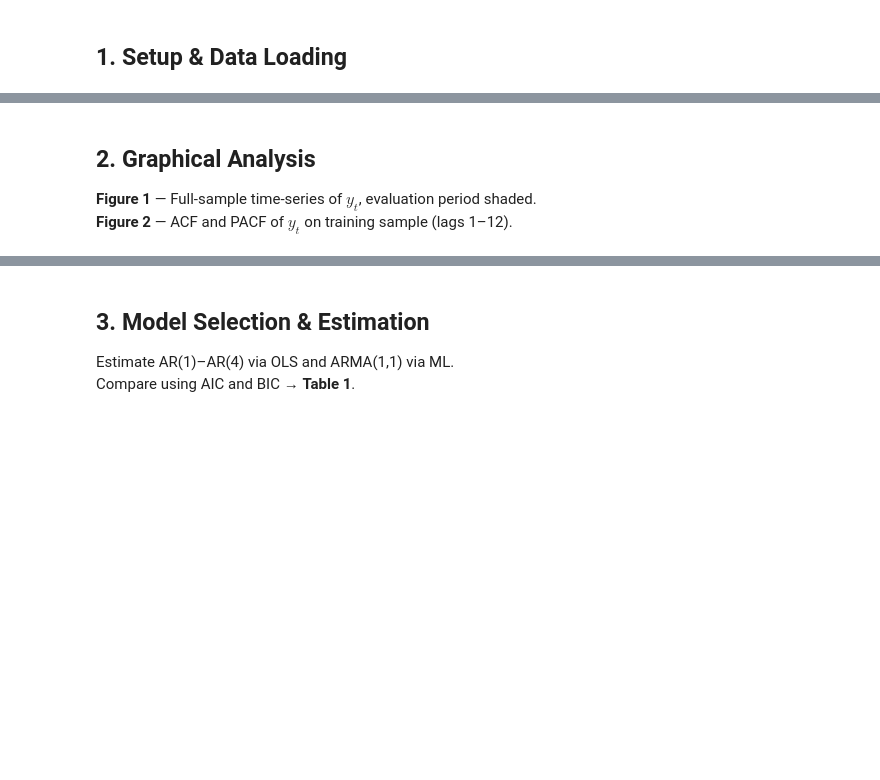
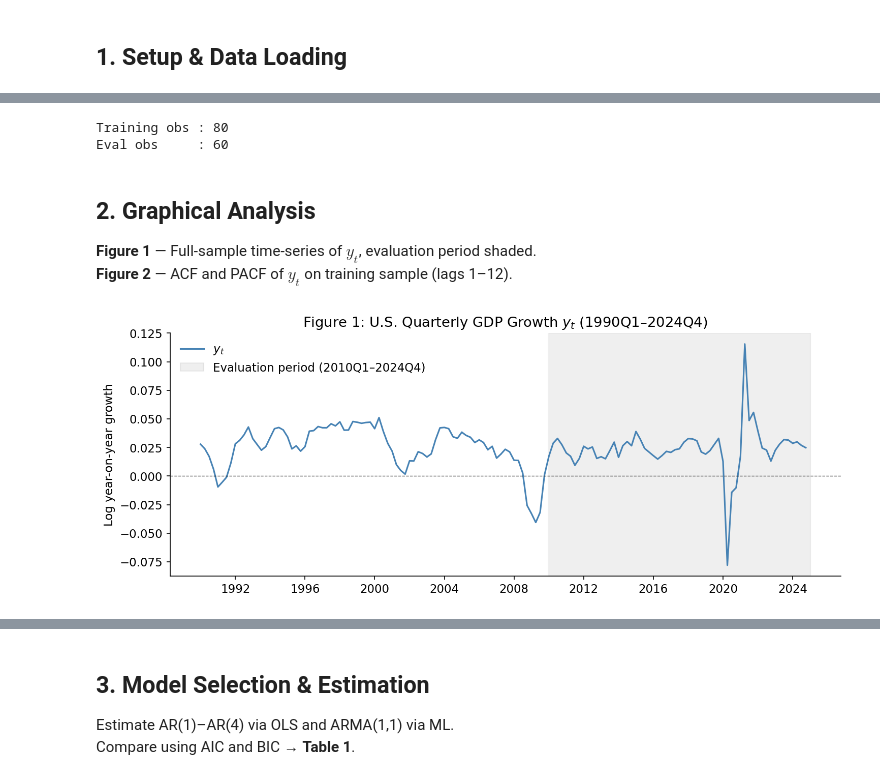
Before and after one commit to rohde01/Econometrics-II, a Jupyter notebook: Assignment1/main.ipynb, the cells around one changed output, grey strips where cells are left out. Saved outputs shown, nothing was run; the diff lists cells and outputs as text; code cells hidden in the pictures; blank space fills up the shorter version.

```diff
--- a/Assignment1/main.ipynb
+++ b/Assignment1/main.ipynb
@@ -30,7 +40,14 @@ plt.rcParams.update({"figure.dpi": 150, "axes.spines.top": False, "axes.spines.r
 ALPHA = 0.10  # GaR risk level
 # %%
-# Load data
-df = pd.read_excel("Assignment_1.xlsx", index_col=0, parse_dates=True)
-df.index = pd.PeriodIndex(df.index, freq="Q")
+# Load data — index is in "YYYY(Q)" format, e.g. "1990(1)"
+df = pd.read_excel("Assignment_1.xlsx", index_col=0)
+
+def parse_quarter_label(s):
+    """Convert '1990(1)' → pd.Period('1990Q1', 'Q')."""
+    year, q = str(s).split("(")
+    return pd.Period(f"{year}Q{q.rstrip(')')}", freq="Q")
+
+df.index = pd.PeriodIndex([parse_quarter_label(s) for s in df.index], freq="Q")
+
 print(df.shape, df.columns.tolist())
 df.head()
@@ -47,6 +72,9 @@ GaR_np = df.loc[EVAL_START:EVAL_END, "GaR_np"]
 
 print(f"Training obs : {len(train)}")
 print(f"Eval obs     : {len(eval_y)}")
+# %% [output]
+Training obs : 80
+Eval obs     : 60
 # %% [markdown]
 ## 2. Graphical Analysis
 
@@ -55,14 +83,24 @@ print(f"Eval obs     : {len(eval_y)}")
 # %%
 # Figure 1: Full-sample GDP growth with evaluation period shaded
 fig, ax = plt.subplots(figsize=(10, 4))
-# TODO: plot df["y"], shade eval period, add zero line
-# ax.plot(...)
-# ax.axvspan(...)
-ax.set_title("Figure 1: U.S. Quarterly GDP Growth $y_t$")
-ax.set_ylabel("Year-on-year growth")
+
+dates_full     = df.index.to_timestamp()
+eval_start_ts  = pd.Period(EVAL_START, "Q").to_timestamp()
+eval_end_ts    = pd.Period(EVAL_END,   "Q").to_timestamp(how="end")
+
+ax.plot(dates_full, df["y"], color="steelblue", linewidth=1.5, label="$y_t$")
+ax.axvspan(eval_start_ts, eval_end_ts,
+           alpha=0.12, color="grey", label="Evaluation period (2010Q1–2024Q4)")
+ax.axhline(0, color="black", linewidth=0.7, linestyle="--", alpha=0.6)
+ax.xaxis.set_major_formatter(mdates.DateFormatter("%Y"))
+ax.set_title("Figure 1: U.S. Quarterly GDP Growth $y_t$ (1990Q1–2024Q4)")
+ax.set_ylabel("Log year-on-year growth")
+ax.legend(frameon=False)
 plt.tight_layout()
-# plt.savefig("figures/fig1_gdp_growth.pdf")
+plt.savefig("figures/fig1_gdp_growth.pdf", bbox_inches="tight")
 plt.show()
+# %% [output]
+[figure, added]
 # %%
 # Figure 2: ACF and PACF on training sample
 fig, axes = plt.subplots(1, 2, figsize=(10, 3))
```
Also changed, not shown: parts of 15 cells of this notebook.
